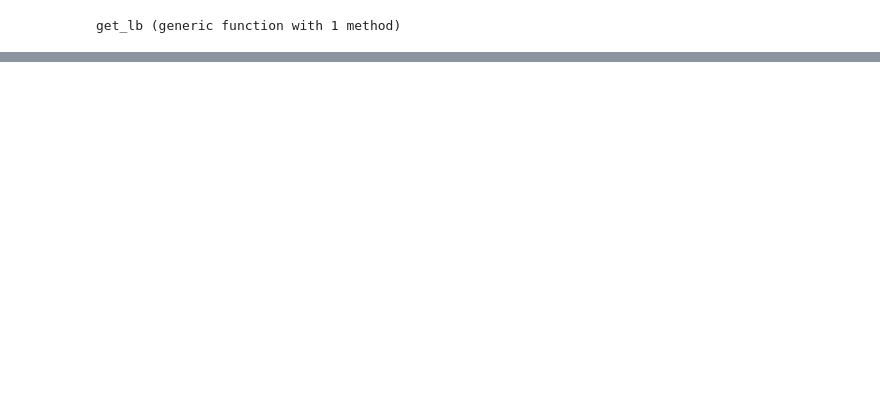
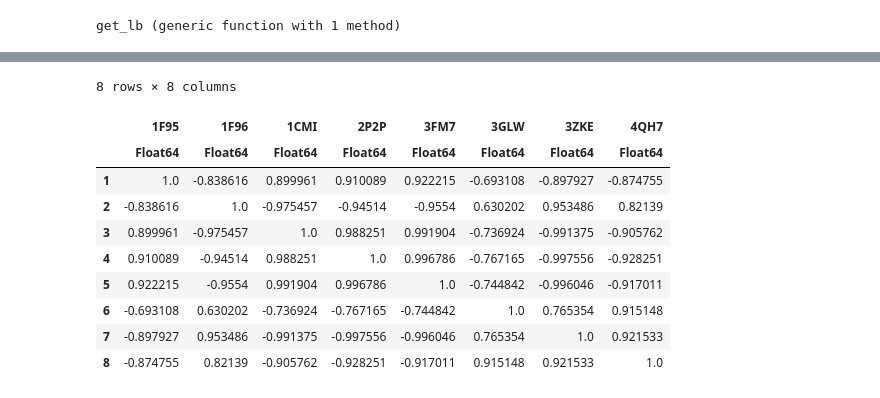
Before and after one commit to pgbarletta/old_dynein, a Jupyter notebook: src/wall_nma_lc8.ipynb, the cells around one changed output, grey strips where cells are left out. Drawn from its saved outputs; the diff is of its cells as text; code cells hidden in the pictures; blank space fills up the shorter version.

```diff
--- a/src/wall_nma_lc8.ipynb
+++ b/src/wall_nma_lc8.ipynb
@@ -389,0 +558,34 @@ plot!(us_lb,
+# %%
+i = 2
+v_15lb = modes_15lb[res_ic_lc8_c_3, i] ./ norm(modes_15lb[res_ic_lc8_c_3, i])
+v_16lb = modes_16lb[res_ic_lc8_c_3, i] ./ norm(modes_16lb[res_ic_lc8_c_3, i])
+v_1clb = modes_1clb[res_ic_lc8_c_3, i] ./ norm(modes_1clb[res_ic_lc8_c_3, i])
+v_2plb = modes_2plb[res_ic_lc8_c_3, i] ./ norm(modes_2plb[res_ic_lc8_c_3, i])
+v_3flb = modes_3flb[res_ic_lc8_c_3, i] ./ norm(modes_3flb[res_ic_lc8_c_3, i])
+v_3glb = modes_3glb[res_ic_lc8_c_3, i] ./ norm(modes_3glb[res_ic_lc8_c_3, i])
+v_3zlb = modes_3zlb[res_ic_lc8_c_3, i] ./ norm(modes_3zlb[res_ic_lc8_c_3, i])
+v_4qlb = modes_4qlb[res_ic_lc8_4q_c_3, i] ./ norm(modes_4qlb[res_ic_lc8_4q_c_3, i])
+
+v_all = hcat(v_15lb, v_16lb, v_1clb, v_2plb, v_3flb, v_3glb, v_3zlb, v_4qlb);
+
+df_dot_lc8_ic_c = DataFrame(transpose(v_all) * v_all)
+rename!(df_dot_lc8_ic_c, :x1 => Symbol("1F95"))
+rename!(df_dot_lc8_ic_c, :x2 => Symbol("1F96"))
+rename!(df_dot_lc8_ic_c, :x3 => Symbol("1CMI"))
+rename!(df_dot_lc8_ic_c, :x4 => Symbol("2P2P"))
+rename!(df_dot_lc8_ic_c, :x5 => Symbol("3FM7"))
+rename!(df_dot_lc8_ic_c, :x6 => Symbol("3GLW"))
+rename!(df_dot_lc8_ic_c, :x7 => Symbol("3ZKE"))
+rename!(df_dot_lc8_ic_c, :x8 => Symbol("4QH7"))
+# %% [output]
+8 rows × 8 columns
+|  | 1F95 | 1F96 | 1CMI | 2P2P | 3FM7 | 3GLW | 3ZKE | 4QH7 |
+|  | Float64 | Float64 | Float64 | Float64 | Float64 | Float64 | Float64 | Float64 |
+| 1 | 1.0 | -0.838616 | 0.899961 | 0.910089 | 0.922215 | -0.693108 | -0.897927 | -0.874755 |
+| 2 | -0.838616 | 1.0 | -0.975457 | -0.94514 | -0.9554 | 0.630202 | 0.953486 | 0.82139 |
+| 3 | 0.899961 | -0.975457 | 1.0 | 0.988251 | 0.991904 | -0.736924 | -0.991375 | -0.905762 |
+| 4 | 0.910089 | -0.94514 | 0.988251 | 1.0 | 0.996786 | -0.767165 | -0.997556 | -0.928251 |
+| 5 | 0.922215 | -0.9554 | 0.991904 | 0.996786 | 1.0 | -0.744842 | -0.996046 | -0.917011 |
+| 6 | -0.693108 | 0.630202 | -0.736924 | -0.767165 | -0.744842 | 1.0 | 0.765354 | 0.915148 |
+| 7 | -0.897927 | 0.953486 | -0.991375 | -0.997556 | -0.996046 | 0.765354 | 1.0 | 0.921533 |
+| 8 | -0.874755 | 0.82139 | -0.905762 | -0.928251 | -0.917011 | 0.915148 | 0.921533 | 1.0 |
```
Also changed, not shown: parts of 13 cells of this notebook, 1 other file.
